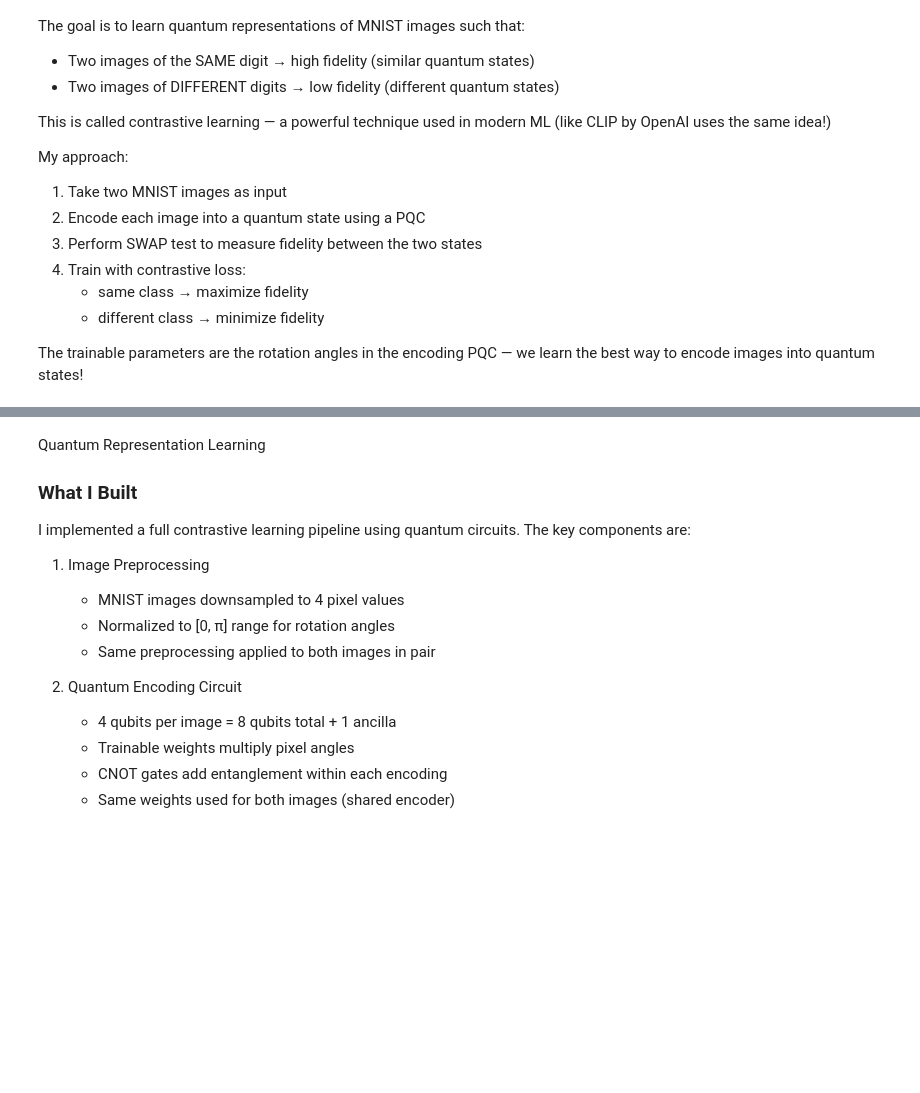
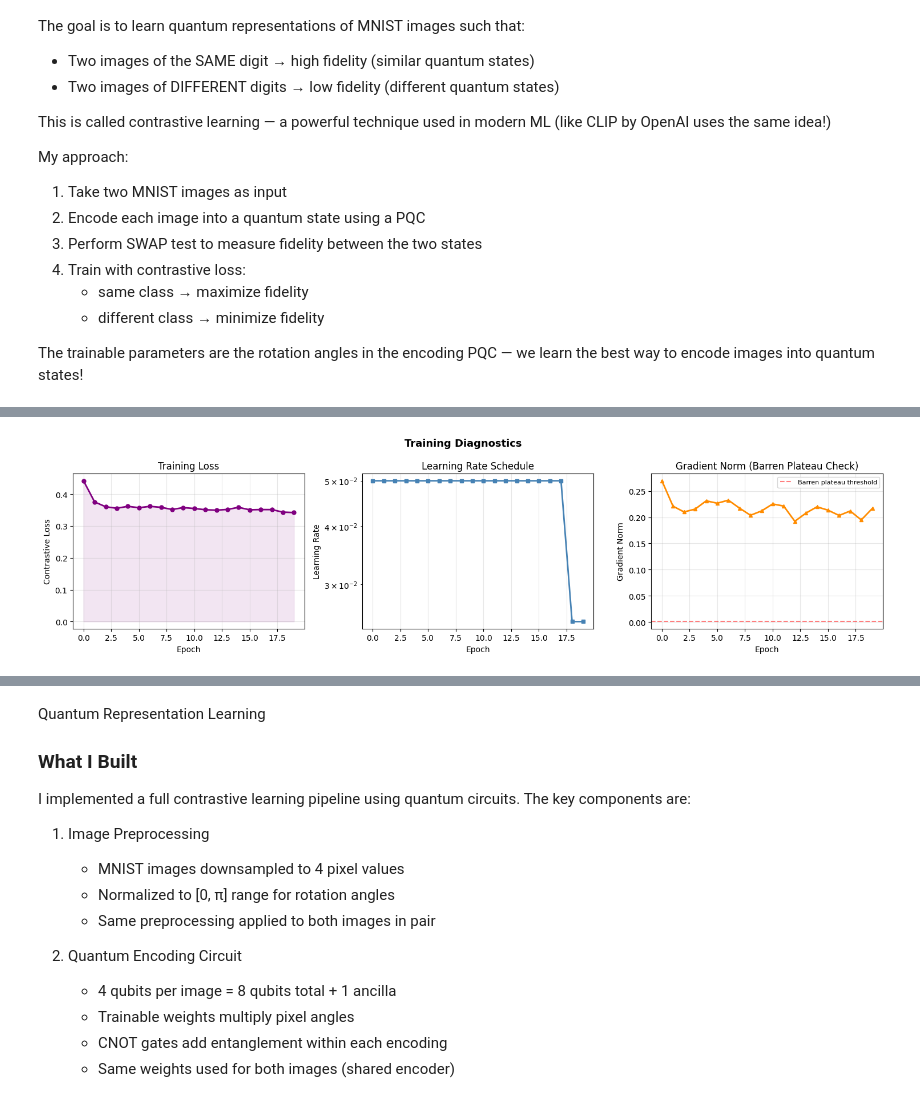
Before and after one commit to nikitamkoli21-ship-it/QMLHEP-GSoC-2026, a Jupyter notebook: Task_VI_Quantum_Representation.ipynb, the cells around one changed output, grey strips where cells are left out. Cells and saved outputs as stored; diff of their text form; code cells hidden in the pictures; blank space fills up the shorter version.

```diff
--- a/Task_VI_Quantum_Representation.ipynb
+++ b/Task_VI_Quantum_Representation.ipynb
@@ -459,0 +457,34 @@ quantum representations learned successfully!
+# %%
+# ── Training diagnostics plot ────────────────────────────────────────────────
+fig, axes = plt.subplots(1, 3, figsize=(15, 4))
+
+# Loss curve
+axes[0].plot(train_losses, color='purple', lw=2, marker='o', markersize=5)
+axes[0].set_xlabel('Epoch')
+axes[0].set_ylabel('Contrastive Loss')
+axes[0].set_title('Training Loss')
+axes[0].grid(True, alpha=0.3)
+axes[0].fill_between(range(len(train_losses)), train_losses, alpha=0.1, color='purple')
+
+# Learning rate
+axes[1].plot(lr_history, color='steelblue', lw=2, marker='s', markersize=5)
+axes[1].set_xlabel('Epoch')
+axes[1].set_ylabel('Learning Rate')
+axes[1].set_title('Learning Rate Schedule')
+axes[1].grid(True, alpha=0.3)
+axes[1].set_yscale('log')
+
+# Gradient norm (barren plateau check)
+axes[2].plot(grad_norms, color='darkorange', lw=2, marker='^', markersize=5)
+axes[2].set_xlabel('Epoch')
+axes[2].set_ylabel('Gradient Norm')
+axes[2].set_title('Gradient Norm (Barren Plateau Check)')
+axes[2].grid(True, alpha=0.3)
+axes[2].axhline(y=1e-3, color='red', linestyle='--', alpha=0.5, label='Barren plateau threshold')
+axes[2].legend(fontsize=8)
+
+plt.suptitle('Training Diagnostics', fontsize=13, fontweight='bold')
+plt.tight_layout()
+plt.show()
+# %% [output]
+[figure, added]
```
Also changed, not shown: parts of 15 cells of this notebook.
